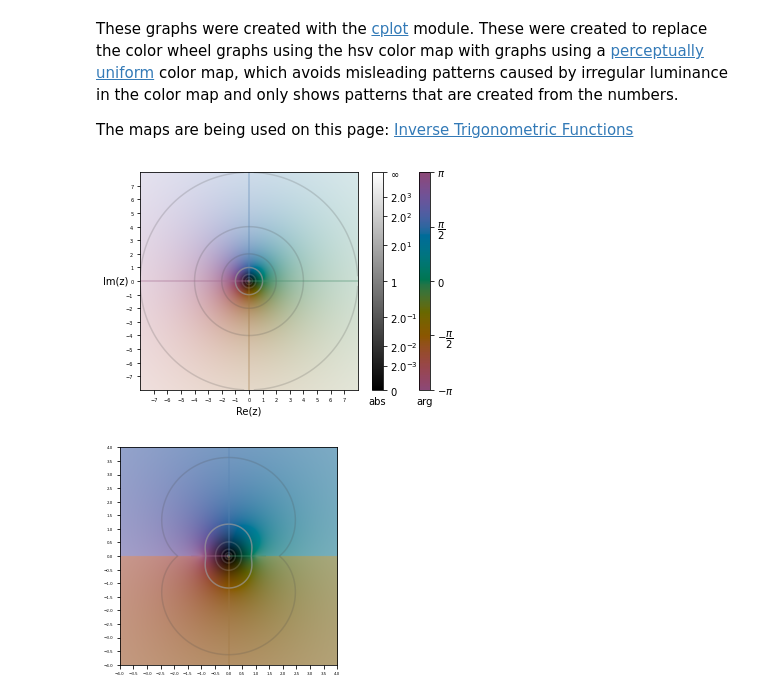
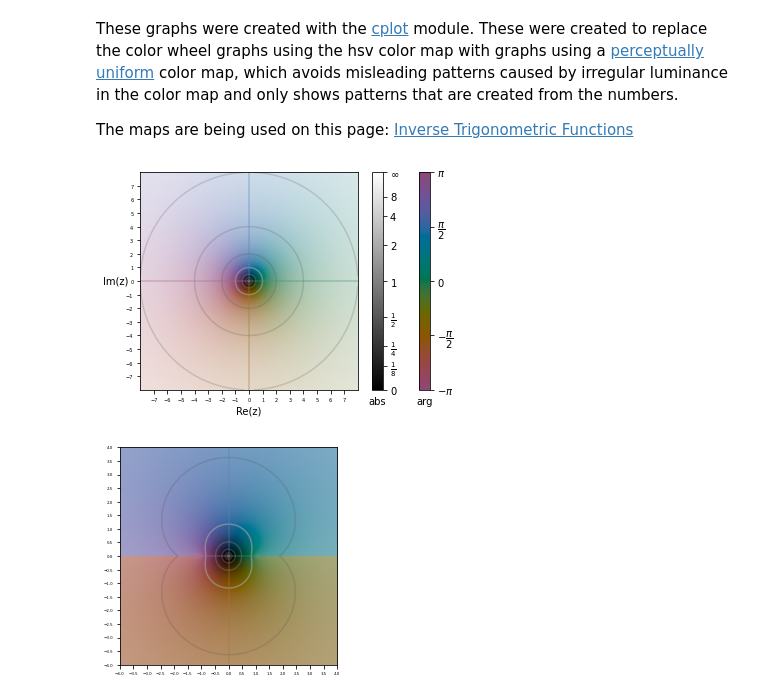
Before and after one commit to zachartrand/Inverse-Trig-Cplots, a Jupyter notebook: cplot_inv_trig.ipynb, the cells around one changed output. Saved outputs shown, nothing was run; the diff lists cells and outputs as text; code cells hidden in the pictures.

```diff
--- a/cplot_inv_trig.ipynb
+++ b/cplot_inv_trig.ipynb
@@ -33,35 +33,35 @@ fontsize = 5.0
 # )
 
 # metadata_svg = dict(
 #     Title = "Domain Coloring",
 #     Creator = "Zach Chartrand",
 #     Keywords = ["Complex", "Imaginary", "Domain",
 #                 "Coloring", "Cartesian", "Graph"],
 # )
 
 plt.xticks(AXIS_TICKS, size=fontsize)
 plt.yticks(AXIS_TICKS, size=fontsize)
 plot = cplot.plot(
     lambda z: z,
     (-WIDTH, WIDTH, POINTS),
     (-WIDTH, WIDTH, POINTS),
     add_axes_labels = True,
     # add_colorbars = False,
     # abs_scaling = scaling,  # how to scale the lightness in domain coloring
-    contours_abs = 2.0,
+    contours_abs = 2,
     # contours_arg=(-np.pi / 2, 0, np.pi / 2, np.pi),
     # add_colorbars: bool = False,
     # emphasize_abs_contour_1: bool = True,
     # add_axes_labels: bool = True,
     # saturation_adjustment: float = 1.28,
     # min_contour_length = None,
 )
 # plt.savefig(f"PNGs/colormap.png", dpi=300, metadata=metadata_png)
 # plt.savefig(f"SVGs/colormap.svg", metadata=metadata_svg)
 
 plot.show()
 # %% [output]
-[figure, old version]
+[figure, new version]
 # %%
 WIDTH = 4.0
 POINTS = 1024
```
Also changed, not shown: parts of 1 cell of this notebook, 2 other files.
